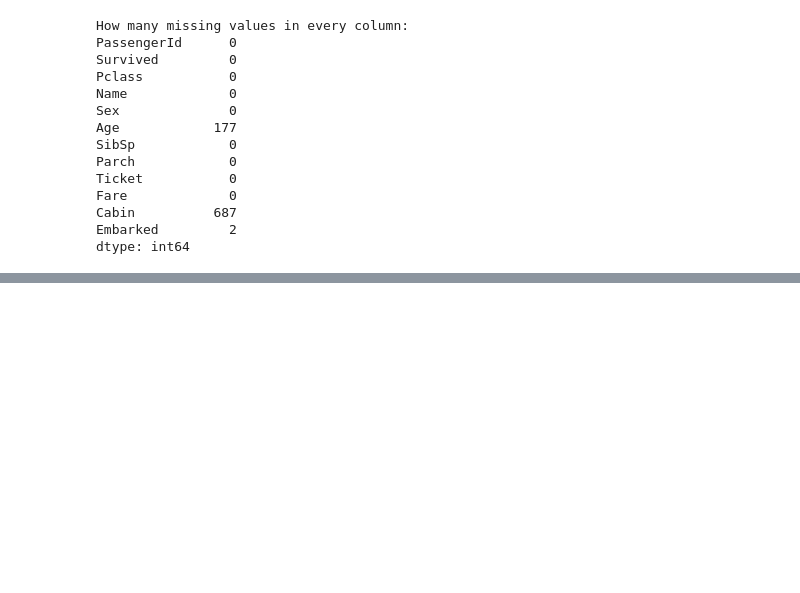
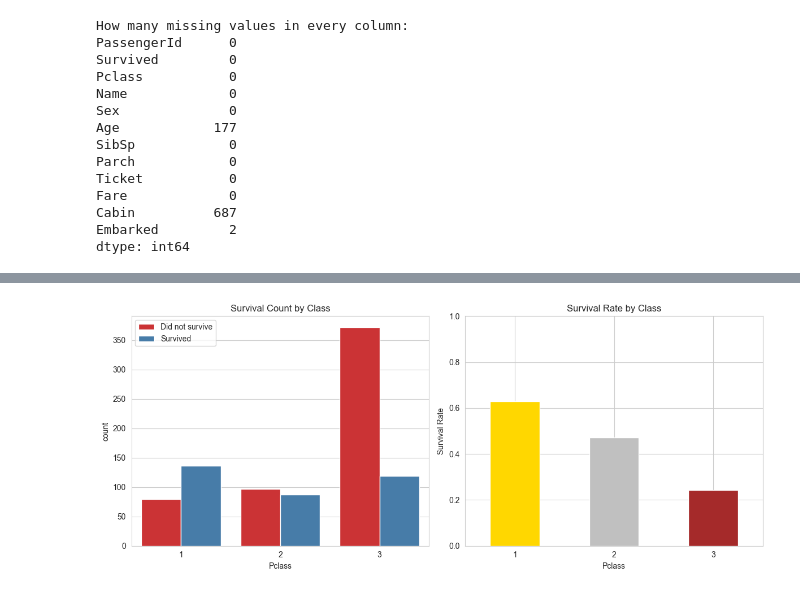
Before and after one commit to Igusilla/ML-titanic, a Jupyter notebook: notebooks/EDA.ipynb, the cells around one changed output, grey strips where cells are left out. Cells and saved outputs as stored; diff of their text form; code cells hidden in the pictures; blank space fills up the shorter version.

```diff
--- a/notebooks/EDA.ipynb
+++ b/notebooks/EDA.ipynb
@@ -49,0 +70,20 @@ dtype: int64
+# %%
+# Survival by Class of Passenger (Pclass)
+
+fig, axes = plt.subplots(1, 2, figsize=(12, 5))
+
+sns.countplot(data=df, x='Pclass', hue='Survived', ax=axes[0], palette='Set1')
+axes[0].set_title('Survival Count by Class')
+axes[0].legend(['Did not survive', 'Survived'])
+
+survival_by_class = df.groupby('Pclass')['Survived'].mean()
+survival_by_class.plot(kind='bar', ax=axes[1], color=['gold', 'silver', 'brown'], rot=0)
+axes[1].set_title('Survival Rate by Class')
+axes[1].set_ylabel('Survival Rate')
+axes[1].set_ylim(0, 1)
+
+plt.tight_layout()
+plt.savefig('../plots/survival_by_class.png', dpi=150)
+plt.show()
+# %% [output]
+[figure, added]
```
Also changed, not shown: parts of 5 cells of this notebook, 6 other files.
